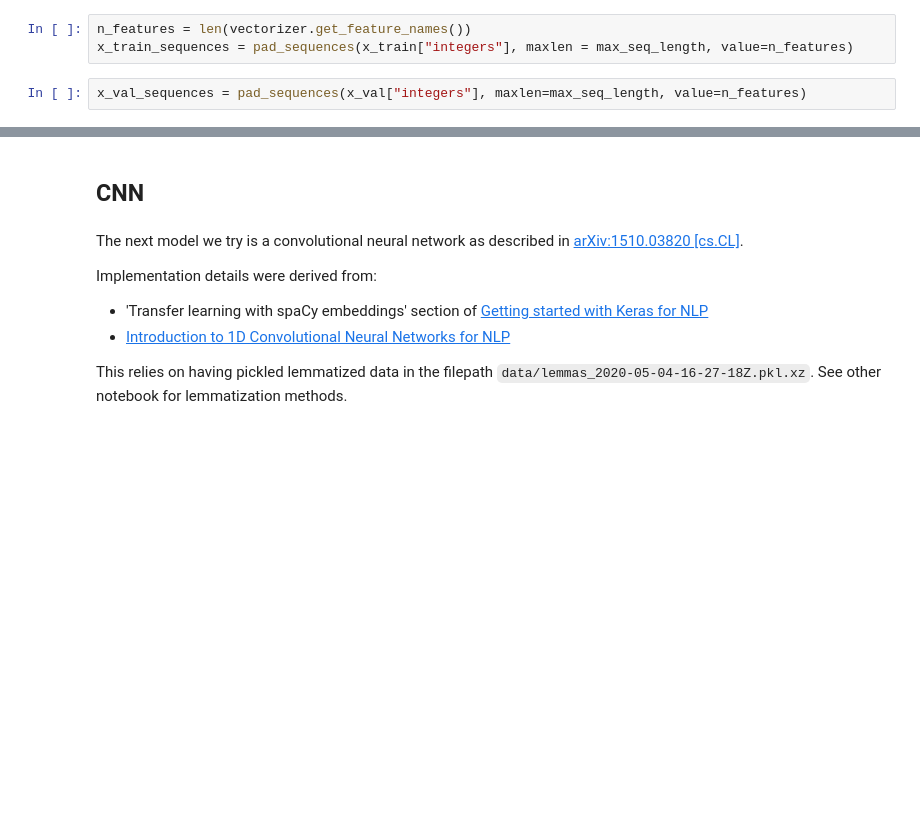
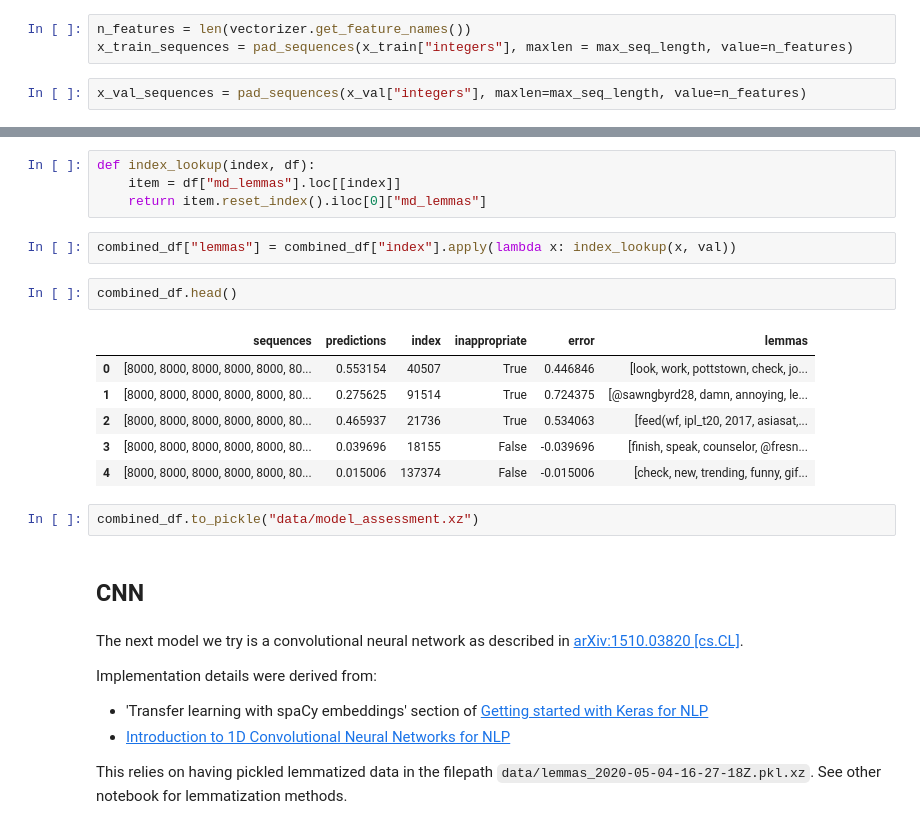
Before and after one commit to BloomTech-Labs/allay-ds, a Jupyter notebook: exploration/train_nn_models.ipynb, the cells around one changed output, grey strips where cells are left out. Saved outputs shown, nothing was run; the diff lists cells and outputs as text; blank space fills up the shorter version.

```diff
--- a/exploration/train_nn_models.ipynb
+++ b/exploration/train_nn_models.ipynb
@@ -307,3 +431,20 @@ weighted avg     0.8603    0.8600    0.8589     17552
+# %%
+def index_lookup(index, df):
+    item = df["md_lemmas"].loc[[index]]
+    return item.reset_index().iloc[0]["md_lemmas"]
+# %%
+combined_df["lemmas"] = combined_df["index"].apply(lambda x: index_lookup(x, val))
+# %%
+combined_df.head()
+# %% [output]
+|  | sequences | predictions | index | inappropriate | error | lemmas |
+| 0 | [8000, 8000, 8000, 8000, 8000, 80... | 0.553154 | 40507 | True | 0.446846 | [look, work, pottstown, check, jo... |
+| 1 | [8000, 8000, 8000, 8000, 8000, 80... | 0.275625 | 91514 | True | 0.724375 | [@sawngbyrd28, damn, annoying, le... |
+| 2 | [8000, 8000, 8000, 8000, 8000, 80... | 0.465937 | 21736 | True | 0.534063 | [feed(wf, ipl_t20, 2017, asiasat,... |
+| 3 | [8000, 8000, 8000, 8000, 8000, 80... | 0.039696 | 18155 | False | -0.039696 | [finish, speak, counselor, @fresn... |
+| 4 | [8000, 8000, 8000, 8000, 8000, 80... | 0.015006 | 137374 | False | -0.015006 | [check, new, trending, funny, gif... |
+# %%
+combined_df.to_pickle("data/model_assessment.xz")
 # %% [markdown]
 ## CNN
 # %% [markdown]
```
Also changed, not shown: parts of 36 cells of this notebook.
